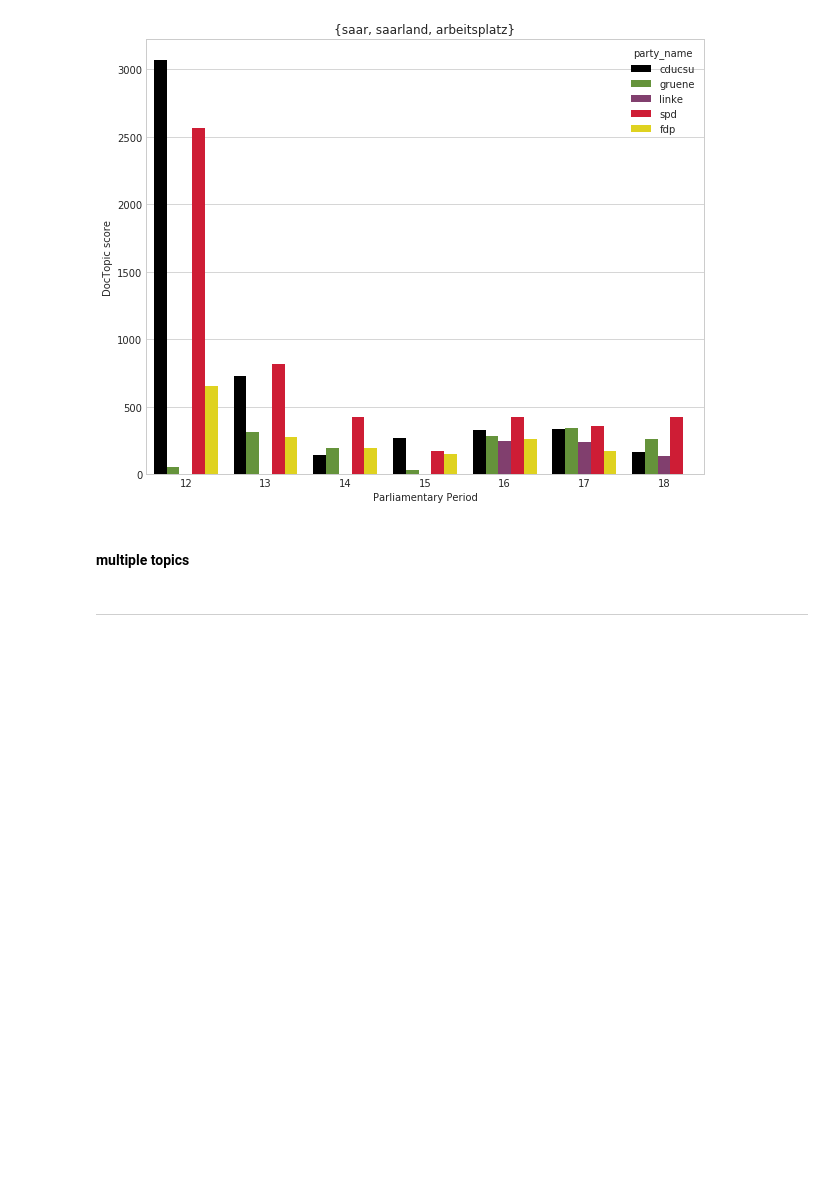
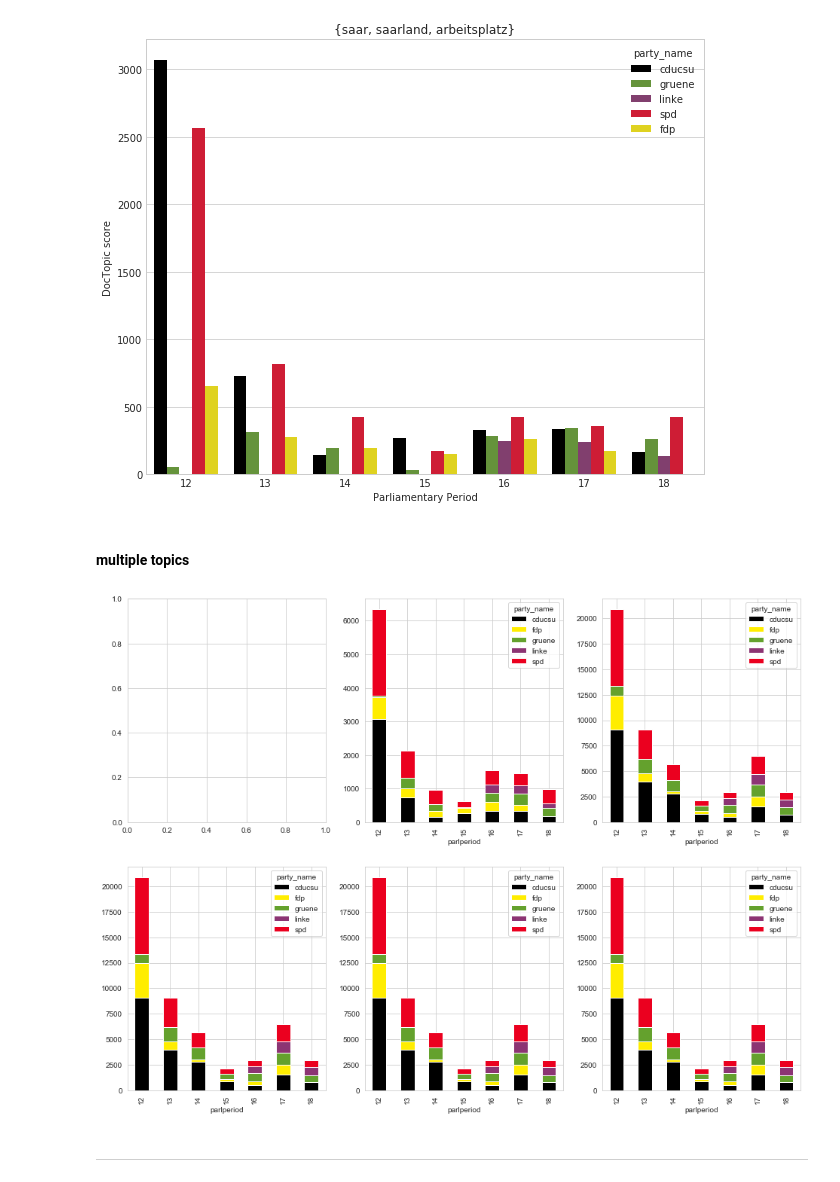
Before and after one commit to mcc-apsis/coal-discourse, a Jupyter notebook: topic_time_party_visualisation.ipynb, the cells around one changed output. Saved outputs shown, nothing was run; the diff lists cells and outputs as text; code cells hidden in the pictures; blank space fills up the shorter version.

```diff
--- a/topic_time_party_visualisation.ipynb
+++ b/topic_time_party_visualisation.ipynb
@@ -315,3 +336,36 @@ dft5_n = dft5_n.pivot(index='parlperiod', columns='party_name', values='doctopic
+# %%
+# create multiple plots of topic-time-party plot side by side
+fig, ax = plt.subplots(figsize=[16,12], nrows=2, ncols=3)
+
+# topic 1
+dft1_n.plot(kind='bar', stacked=True,
+                 #title=t1_name,
+                 xticks = dft1_n.index, ax=ax[0,1])
+#ax.set(xlabel='Parliamentary Period', ylabel='DocTopic score')
+
+# topic 2
+dft2_n.plot(kind='bar', stacked=True,
+                 #title=t2_name,
+                 xticks = dft1_n.index, ax=ax[0,2])
+
+# topic 3
+dft3_n.plot(kind='bar', stacked=True,
+                 #title=t3_name,
+                 xticks = dft1_n.index, ax=ax[1,0])
+
+# topic 4
+dft4_n.plot(kind='bar', stacked=True,
+                 #title=t4_name,
+                 xticks = dft1_n.index, ax=ax[1,1])
+
+# topic 5
+dft5_n.plot(kind='bar', stacked=True,
+                 #title=t5_name,
+                 xticks = dft1_n.index, ax=ax[1,2])
+
+plt.show()
+# %% [output]
+[figure, added]
 # %% [markdown]
 ---
 # %% [markdown]
```
Also changed, not shown: parts of 9 cells of this notebook.
